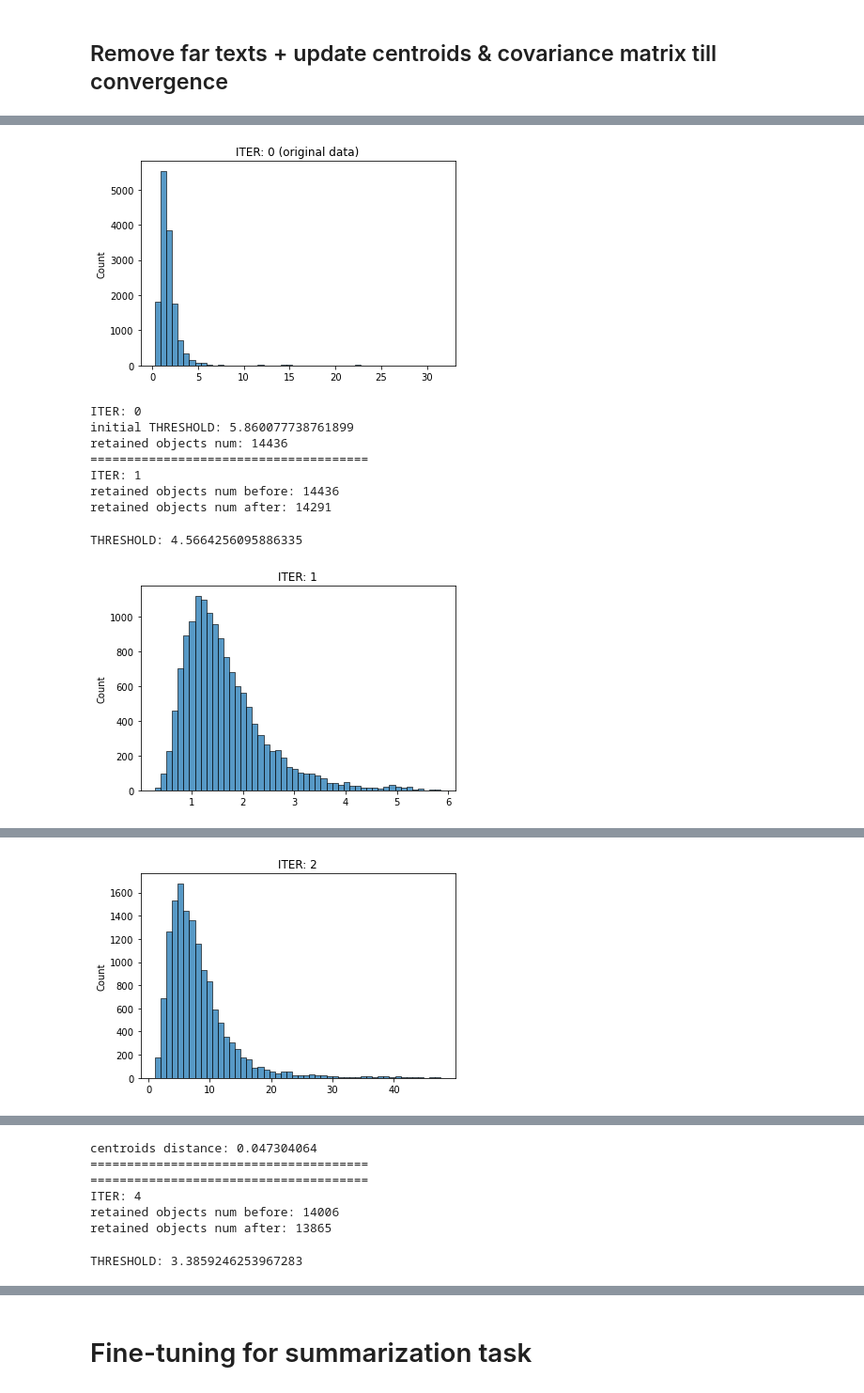
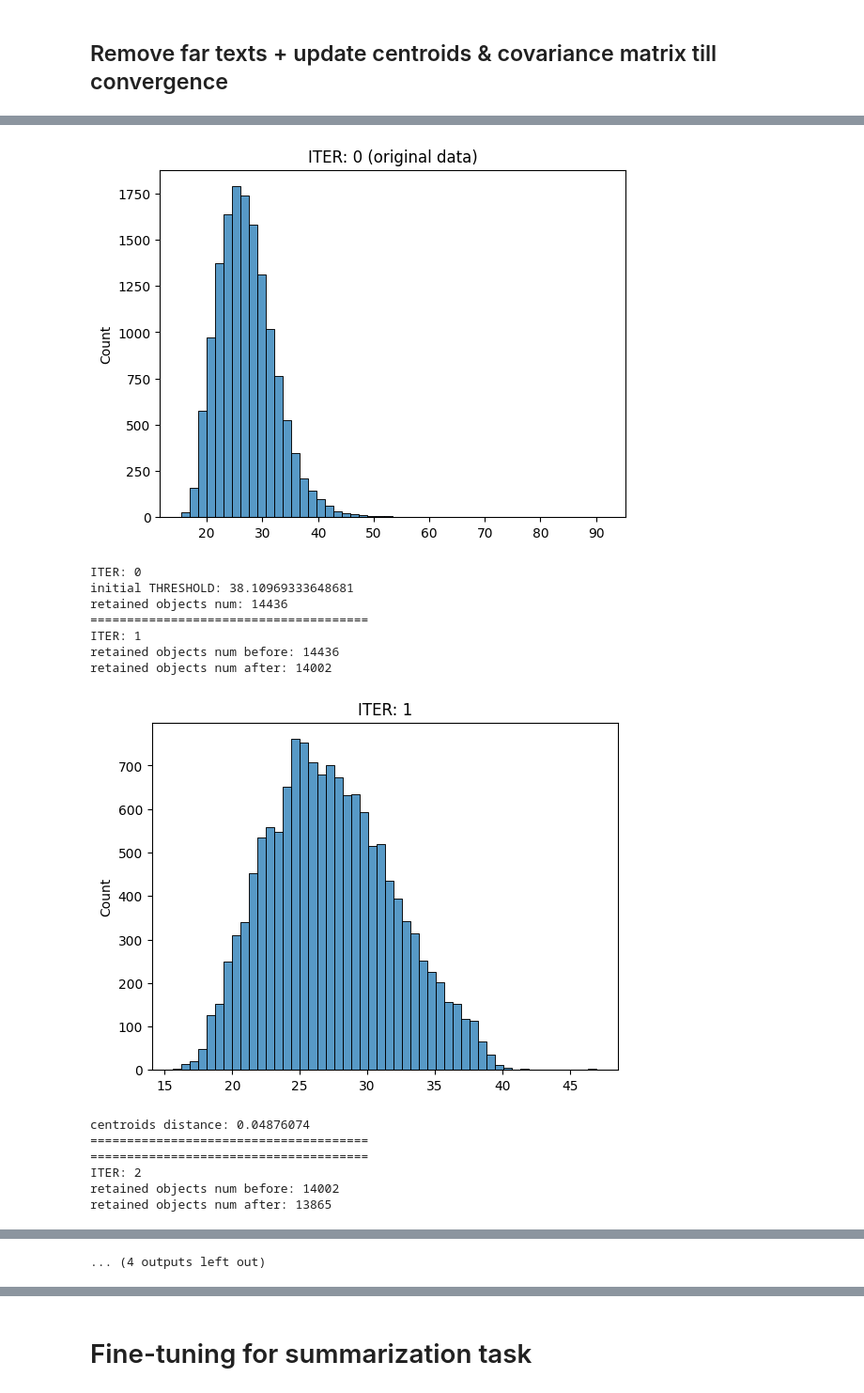
Before and after one commit to vladimirKarlov01/noise-in-abs-sum, a Jupyter notebook: noise-in-abs-sum.ipynb, the cells around one changed output, grey strips where cells are left out. Shown: that part at 94% size. Cells and saved outputs as stored; diff of their text form; code cells hidden in the pictures.

```diff
--- a/noise-in-abs-sum.ipynb
+++ b/noise-in-abs-sum.ipynb
@@ -268,13 +268,13 @@ def mahalanobis_distance(train_features, train_labels, eval_features):
 # %%
-def mahalanobis_distance_with_known_centroids_sigma_inv(
-    centroids, centroids_mask, sigma_inv, eval_features
-):
-    diff = eval_features[:, None, :] - centroids[None, :, :]
-    sigma_inv = np.linalg.pinv(*sigma_inv)
+# def mahalanobis_distance_with_known_centroids_sigma_inv(
+#     centroids, centroids_mask, sigma_inv, eval_features
+# ):
+#     diff = eval_features[:, None, :] - centroids[None, :, :]
+#     sigma_inv = np.linalg.pinv(*sigma_inv)
 
-    dists = np.matmul(np.matmul(diff, sigma_inv), diff.permute(0, 2, 1))
-    dists = np.asarray([np.diag(dist) for dist in dists])
-    return np.min(dists, axis=1)
+#     dists = np.matmul(np.matmul(diff, sigma_inv), diff.permute(0, 2, 1))
+#     dists = np.asarray([np.diag(dist) for dist in dists])
+#     return np.min(dists, axis=1)
 # %%
 %%time
 
@@ -344,8 +352,8 @@ dists.shape
 # %%
 MAX_ITER = 10
-# EPS = 1e-4
-EPS = 0.015
-quantile = 0.99
+EPS = 1e-4
+# EPS = 0.015
+quantile = 0.97
 # %%
 from datasets import DatasetDict, Dataset
 from copy import deepcopy
@@ -359,15 +363,20 @@ train_labels = np.zeros(len(train_features))
 eval_features = text_embeddings
 
 centroids, centroids_mask = compute_centroids(train_features, train_labels)
-sigma_inv = compute_inv_covariance(centroids, train_features, train_labels)
-dists = mahalanobis_distance_with_known_centroids_sigma_inv(centroids, centroids_mask, sigma_inv, eval_features)
+sigma_inv = compute_inv_covariance(centroids, train_features, train_labels)[0]
+dists = mahalanobis_distance_with_known_centroids_sigma_inv(centroids, centroids_mask, sigma_inv, eval_features).squeeze().numpy()
 
 sns.histplot(dists, bins=50).set(title='ITER: 0 (original data)')
 plt.show()
 
 retained_objects = np.ones(train_features.shape[0], dtype=np.bool)
 
-THRESHOLD = np.quantile(dists, 0.99)
+# save original dataset
+filtered_data = deepcopy(raw_data)
+filtered_data['train'] = Dataset.from_pandas(df[retained_objects])
+filtered_data.save_to_disk(f"{dataset_name}_filtered_data_new_{quantile}/iter_0.hf")
+
+THRESHOLD = np.quantile(dists, quantile)
 print("ITER:", 0)
 print('initial THRESHOLD:', THRESHOLD)
 print('retained objects num:', retained_objects.sum().item())
@@ -376,45 +385,50 @@ for i in range(1, MAX_ITER):
     print('======================================')
     print("ITER:", i)
     print('retained objects num before:', retained_objects.sum().item())
     retained_objects[retained_objects == 1] = (retained_objects[retained_objects == 1] * \
                                               (dists < THRESHOLD))
     print('retained objects num after:', retained_objects.sum().item())
 
     train_features = text_embeddings[retained_objects]
     train_labels = torch.zeros(len(train_features))
     eval_features = text_embeddings[retained_objects]
     new_centroids, new_centroids_mask = compute_centroids(train_features, train_labels)
-    new_sigma_inv = compute_inv_covariance(new_centroids, train_features, train_labels)
-    dists = mahalanobis_distance_with_known_centroids_sigma_inv(new_centroids, new_centroids_mask, new_sigma_inv, eval_features)
-    THRESHOLD = np.quantile(dists, quantile)
-    print('THRESHOLD:', THRESHOLD)
+    new_sigma_inv = compute_inv_covariance(new_centroids, train_features, train_labels)[0]
+    dists = mahalanobis_distance_with_known_centroids_sigma_inv(new_centroids, new_centroids_mask, new_sigma_inv, eval_features).squeeze().numpy()
+    # THRESHOLD = np.quantile(dists, quantile)
+    # print('THRESHOLD:', THRESHOLD)
     sns.histplot(dists, bins=50).set(title='ITER: %i' % (i))
     plt.show()
 
     # save semi-filtered dataset
     filtered_data = deepcopy(raw_data)
     filtered_data['train'] = Dataset.from_pandas(df[retained_objects])
-    filtered_data.save_to_disk(f"{dataset_name}_filtered_data_{quantile}/iter_{i}.hf")
+    filtered_data.save_to_disk(f"{dataset_name}_filtered_data_new_{quantile}/iter_{i}.hf")
 
     centroids_diff = np.linalg.norm(new_centroids - centroids)
 
     centroids = new_centroids
     centroids_mask = new_centroids_mask
     sigma_inv = new_sigma_inv
 
     print('centroids distance:', centroids_diff)
     print('======================================')
 
     if centroids_diff < EPS:
         break
 # %% [output]
-[figure, old version]
+[figure, new version]
 ITER: 0
-initial THRESHOLD: 5.860077738761899
+initial THRESHOLD: 38.10969333648681
 retained objects num: 14436
 ======================================
 ITER: 1
 retained objects num before: 14436
-retained objects num after: 14291
+retained objects num after: 14002
+[figure, new version]
-THRESHOLD: 4.5664256095886335
+centroids distance: 0.04876074
+======================================
+======================================
+ITER: 2
+retained objects num before: 14002
+retained objects num after: 13865
-[figure, old version]
@@ -428 +448,0 @@ THRESHOLD: 30.95335905075078
-[figure, old version]
@@ -437,7 +463 @@ THRESHOLD: 3.821548497676856
-centroids distance: 0.047304064
-======================================
-======================================
-ITER: 4
-retained objects num before: 14006
-retained objects num after: 13865
+... (4 outputs left out)
-THRESHOLD: 3.3859246253967283
```
Also changed, not shown: parts of 10 cells of this notebook, 5 other files.
